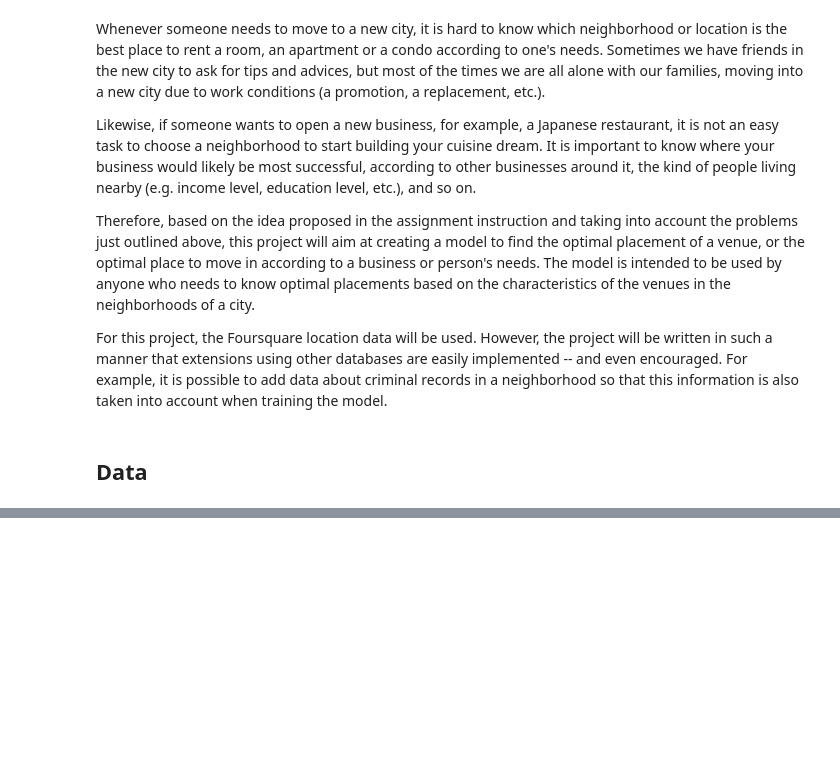
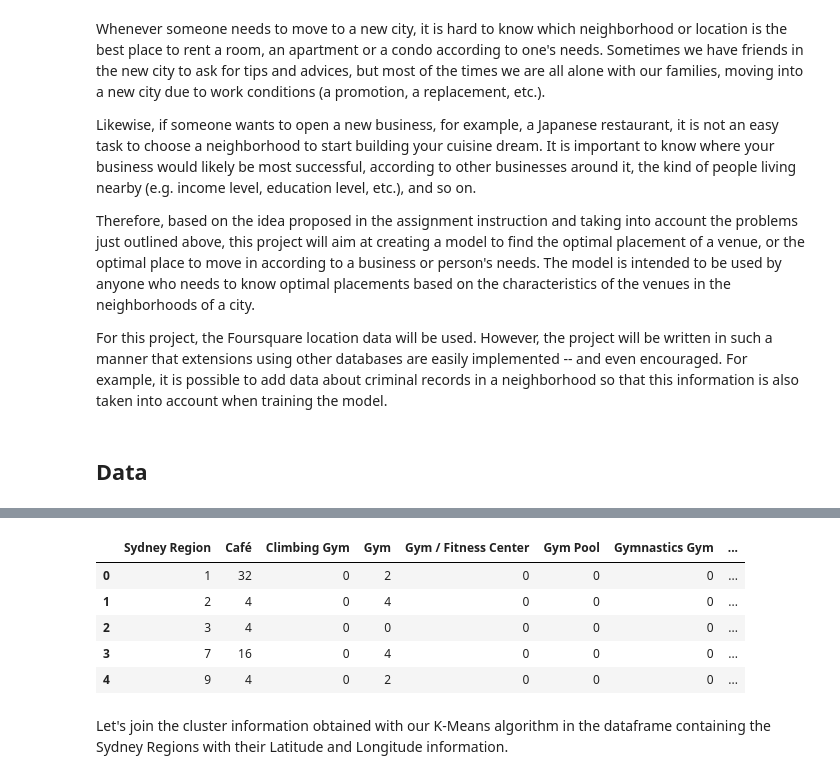
Before and after one commit to edauricio/Coursera_Capstone, a Jupyter notebook: final_IBM_project.ipynb, the cells around one changed output, grey strips where cells are left out. Saved outputs shown, nothing was run; the diff lists cells and outputs as text; code cells hidden in the pictures; blank space fills up the shorter version.

```diff
--- a/final_IBM_project.ipynb
+++ b/final_IBM_project.ipynb
@@ -19,0 +476,8 @@ With the information about venues around a given neighborhood, we then create a
+# %%
+kclusters = 15
+
+km_int = KMeans(init="k-means++", n_clusters=kclusters, n_init=20) # When explicit centroids are passed, only 1 init is performed
+
+km_int.fit(regions_grouped.drop(['Sydney Region', 'Positive Sum', 'Negative Sum'], axis=1))
+
+km_int.labels_
@@ -19,0 +492,12 @@ With the information about venues around a given neighborhood, we then create a
+# %%
+regions_grouped['Cluster'] = km_int.labels_
+regions_grouped.head()
+# %% [output]
+|  | Sydney Region | Café | Climbing Gym | Gym | Gym / Fitness Center | Gym Pool | Gymnastics Gym | ... |
+| 0 | 1 | 32 | 0 | 2 | 0 | 0 | 0 | ... |
+| 1 | 2 | 4 | 0 | 4 | 0 | 0 | 0 | ... |
+| 2 | 3 | 4 | 0 | 0 | 0 | 0 | 0 | ... |
+| 3 | 7 | 16 | 0 | 4 | 0 | 0 | 0 | ... |
+| 4 | 9 | 4 | 0 | 2 | 0 | 0 | 0 | ... |
+# %% [markdown]
+Let's join the cluster information obtained with our K-Means algorithm in the dataframe containing the Sydney Regions with their Latitude and Longitude information.
```
Also changed, not shown: parts of 60 cells of this notebook, 2 other files.
